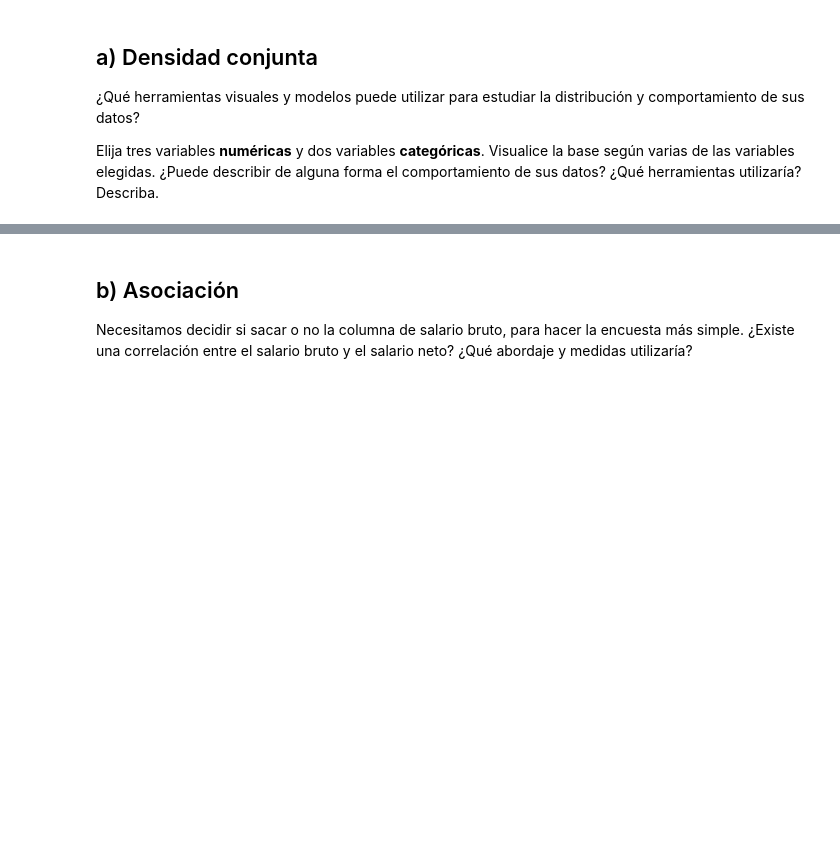
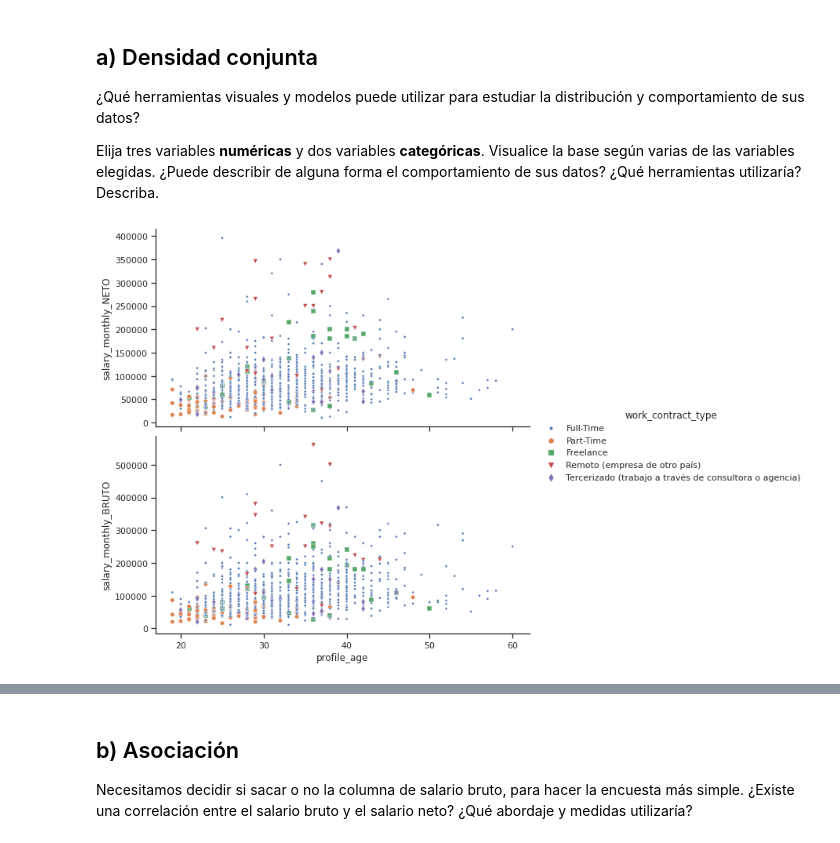
Before and after one commit to mgobbi289/DiploDatos, a Jupyter notebook: AnalisisyVisualizacion/Entregable_1_Ejercicio_2.ipynb, the cells around one changed output, grey strips where cells are left out. Cells and saved outputs as stored; diff of their text form; code cells hidden in the pictures; blank space fills up the shorter version.

Commit message:
Visualizaciones en el ejercicio 2 del entregable

```diff
--- a/AnalisisyVisualizacion/Entregable_1_Ejercicio_2.ipynb
+++ b/AnalisisyVisualizacion/Entregable_1_Ejercicio_2.ipynb
@@ -212,3 +212,21 @@ Dimensiones del DF: (5520, 7)
 ¿Qué herramientas visuales y modelos puede utilizar para estudiar la distribución y comportamiento de sus datos?
 
 Elija tres variables **numéricas** y dos variables **categóricas**. Visualice la base según varias de las variables elegidas. ¿Puede describir de alguna forma el comportamiento de sus datos? ¿Qué herramientas utilizaría? Describa.
+# %%
+order = [ 'Full-Time'
+        , 'Part-Time'
+        , 'Freelance'
+        , 'Remoto (empresa de otro país)'
+        , 'Tercerizado (trabajo a través de consultora o agencia)'
+        ]
+
+# Para evitar superposición de puntos, solo se grafica una muestra de los datos.
+seaborn.pairplot(data=df.sample(1000),
+                 x_vars=edad,
+                 y_vars=[neto, bruto],
+                 hue=contrato,
+                 hue_order=order,
+                 markers=['.', 's', 'h', 'd', 'v'],
+                 aspect=2, height=4);
+# %% [output]
+[figure, added]
```
Also changed, not shown: parts of 13 cells of this notebook.
